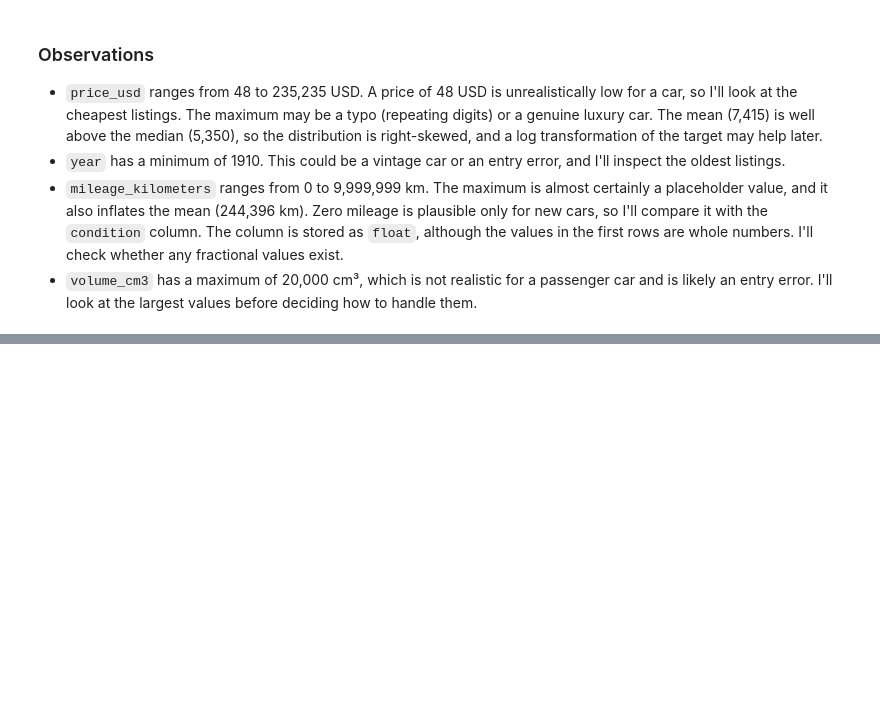
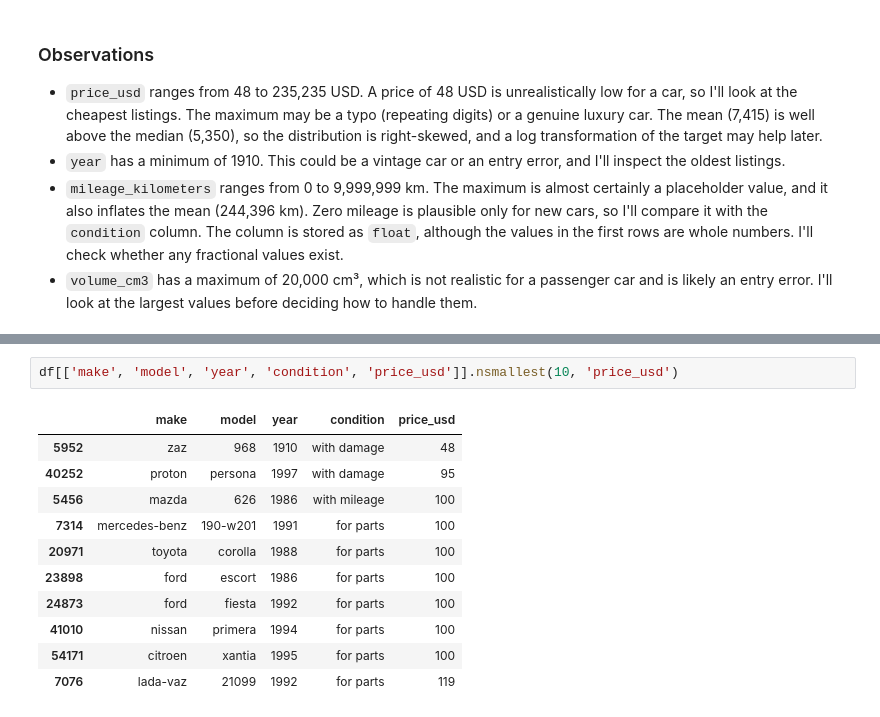
Before and after one commit to VukasinJ-dev/car-price-prediction, a Jupyter notebook: notebooks/01_eda.ipynb, the cells around one changed output, grey strips where cells are left out. Saved outputs shown, nothing was run; the diff lists cells and outputs as text; blank space fills up the shorter version.

```diff
--- a/notebooks/01_eda.ipynb
+++ b/notebooks/01_eda.ipynb
@@ -95,0 +268,14 @@ df.describe().T
+# %%
+df[['make', 'model', 'year', 'condition', 'price_usd']].nsmallest(10, 'price_usd')
+# %% [output]
+|  | make | model | year | condition | price_usd |
+| 5952 | zaz | 968 | 1910 | with damage | 48 |
+| 40252 | proton | persona | 1997 | with damage | 95 |
+| 5456 | mazda | 626 | 1986 | with mileage | 100 |
+| 7314 | mercedes-benz | 190-w201 | 1991 | for parts | 100 |
+| 20971 | toyota | corolla | 1988 | for parts | 100 |
+| 23898 | ford | escort | 1986 | for parts | 100 |
+| 24873 | ford | fiesta | 1992 | for parts | 100 |
+| 41010 | nissan | primera | 1994 | for parts | 100 |
+| 54171 | citroen | xantia | 1995 | for parts | 100 |
+| 7076 | lada-vaz | 21099 | 1992 | for parts | 119 |
```
Also changed, not shown: parts of 14 cells of this notebook, 2 other files.
